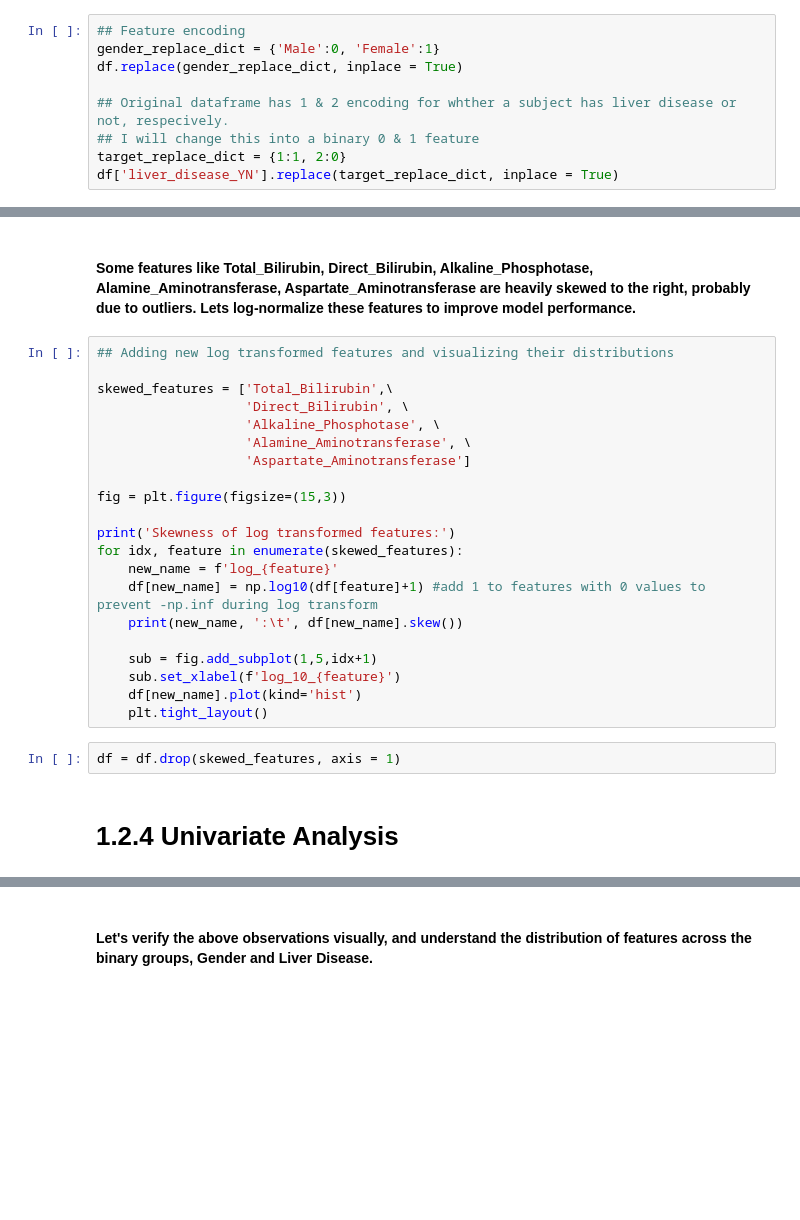
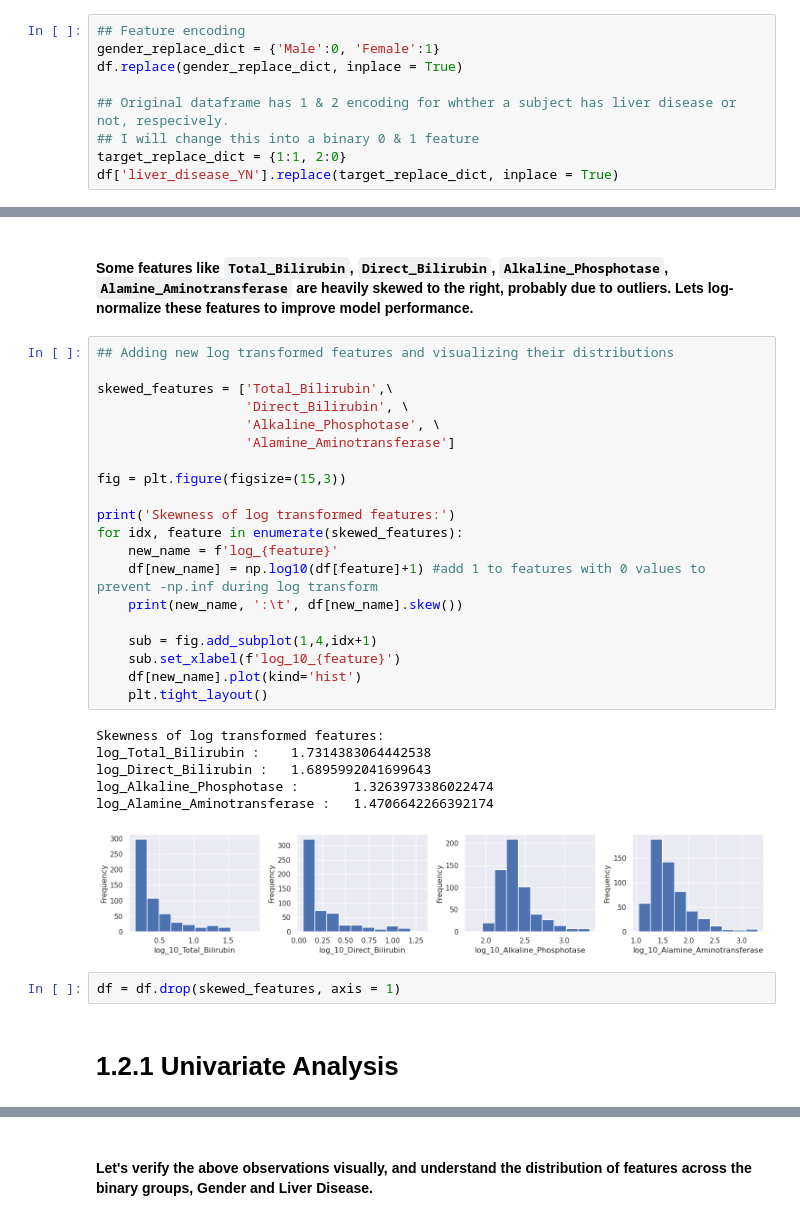
Before and after one commit to hantablack9/Indian-Liver-Patients-Classification, a Jupyter notebook: indian-liver-patients-classification.ipynb, the cells around one changed output, grey strips where cells are left out. Drawn from its saved outputs; the diff is of its cells as text; blank space fills up the shorter version.

```diff
--- a/indian-liver-patients-classification.ipynb
+++ b/indian-liver-patients-classification.ipynb
@@ -183,29 +201,35 @@ df.skew()
 # %% [markdown]
-#### Some features like Total_Bilirubin, Direct_Bilirubin, Alkaline_Phosphotase, Alamine_Aminotransferase, Aspartate_Aminotransferase are heavily skewed to the right, probably due to outliers. Lets log-normalize these features to improve model performance.
+#### Some features like `Total_Bilirubin`, `Direct_Bilirubin`, `Alkaline_Phosphotase`, `Alamine_Aminotransferase` are heavily skewed to the right, probably due to outliers. Lets log-normalize these features to improve model performance.
 # %%
 ## Adding new log transformed features and visualizing their distributions
 
 skewed_features = ['Total_Bilirubin',\
                    'Direct_Bilirubin', \
                    'Alkaline_Phosphotase', \
-                   'Alamine_Aminotransferase', \
-                   'Aspartate_Aminotransferase']
+                   'Alamine_Aminotransferase']
 
 fig = plt.figure(figsize=(15,3))
 
 print('Skewness of log transformed features:')
 for idx, feature in enumerate(skewed_features):
     new_name = f'log_{feature}'
     df[new_name] = np.log10(df[feature]+1) #add 1 to features with 0 values to prevent -np.inf during log transform
     print(new_name, ':\t', df[new_name].skew())
 
-    sub = fig.add_subplot(1,5,idx+1)
+    sub = fig.add_subplot(1,4,idx+1)
     sub.set_xlabel(f'log_10_{feature}')
     df[new_name].plot(kind='hist')
     plt.tight_layout()
+# %% [output]
+Skewness of log transformed features:
+log_Total_Bilirubin :    1.7314383064442538
+log_Direct_Bilirubin :   1.6895992041699643
+log_Alkaline_Phosphotase :       1.3263973386022474
+log_Alamine_Aminotransferase :   1.4706642266392174
+[figure, added]
 # %%
 df = df.drop(skewed_features, axis = 1)
 # %% [markdown]
-# 1.2.4 Univariate Analysis
+# 1.2.1 Univariate Analysis
 # %%
 df.columns
```
Also changed, not shown: parts of 67 cells of this notebook.
